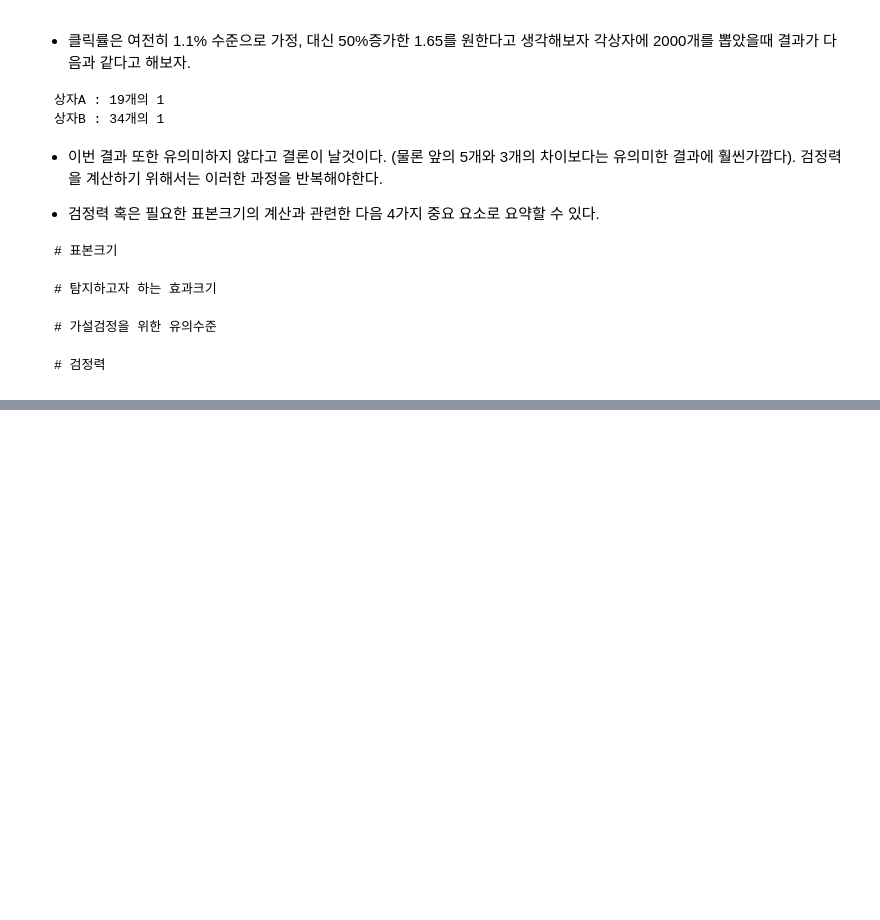
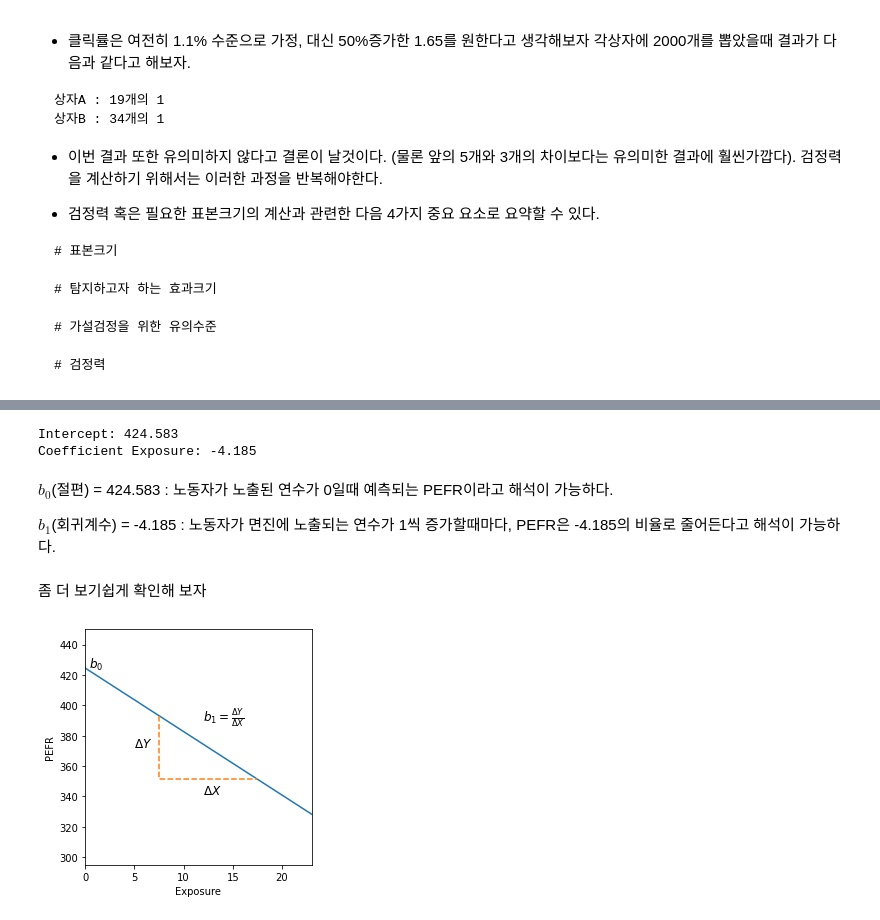
Before and after one commit to ljs7463/Basic_statistic, a Jupyter notebook: 임정석/Statistics_Basic_(1).ipynb, the cells around one changed output, grey strips where cells are left out. Saved outputs shown, nothing was run; the diff lists cells and outputs as text; code cells hidden in the pictures; blank space fills up the shorter version.

```diff
--- a/임정석/Statistics_Basic_(1).ipynb
+++ b/임정석/Statistics_Basic_(1).ipynb
@@ -1679,0 +1715,42 @@ B상자 : 5개의 1
+# %%
+from sklearn.linear_model import LinearRegression
+
+predictors = ['Exposure']
+outcome = 'PEFR'
+
+model = LinearRegression()
+model.fit(lung[predictors], lung[outcome])
+
+print(f'Intercept: {model.intercept_:.3f}')
+print(f'Coefficient Exposure: {model.coef_[0]:.3f}')
+# %% [output]
+Intercept: 424.583
+Coefficient Exposure: -4.185
+# %% [markdown]
+$b_0$(절편) = 424.583 : 노동자가 노출된 연수가 0일때 예측되는 PEFR이라고 해석이 가능하다.
+
+$b_1$(회귀계수) = -4.185 : 노동자가 면진에 노출되는 연수가 1씩 증가할때마다, PEFR은 -4.185의 비율로 줄어든다고 해석이 가능하다.
+# %% [markdown]
+좀 더 보기쉽게 확인해 보자
+# %%
+import numpy as np
+
+fig, ax = plt.subplots(figsize=(4, 4))
+ax.set_xlim(0, 23)
+ax.set_ylim(295, 450)
+ax.set_xlabel('Exposure')
+ax.set_ylabel('PEFR')
+ax.plot((0, 23), model.predict([[0], [23]]))
+ax.text(0.4, model.intercept_, r'$b_0$', size='larger')
+
+x = [[7.5], [17.5]]
+y = model.predict(x)
+ax.plot((7.5, 7.5, 17.5), (y[0], y[1], y[1]), '--')
+ax.text(5, np.mean(y), r'$\Delta Y$', size='larger')
+ax.text(12, y[1] - 10, r'$\Delta X$', size='larger')
+ax.text(12, 390, r'$b_1 = \frac{\Delta Y}{\Delta X}$', size='larger')
+
+plt.tight_layout()
+plt.show()
+# %% [output]
+[figure, added]
```
Also changed, not shown: parts of 11 cells of this notebook.
